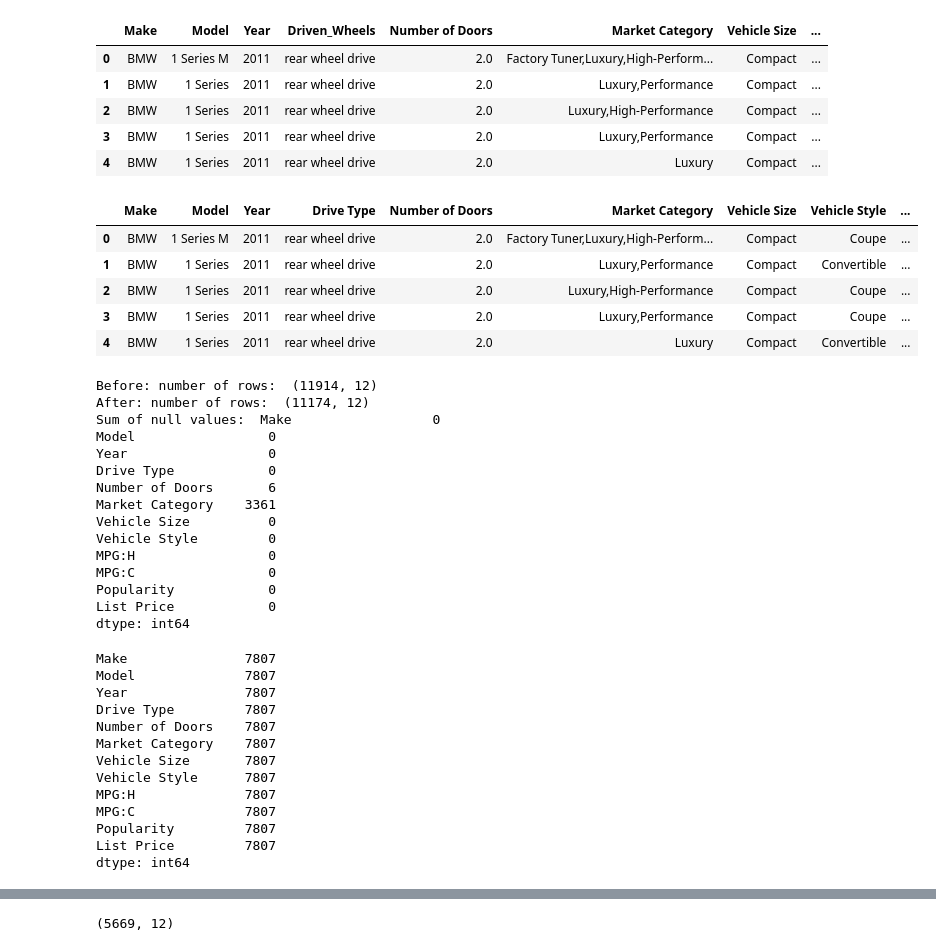
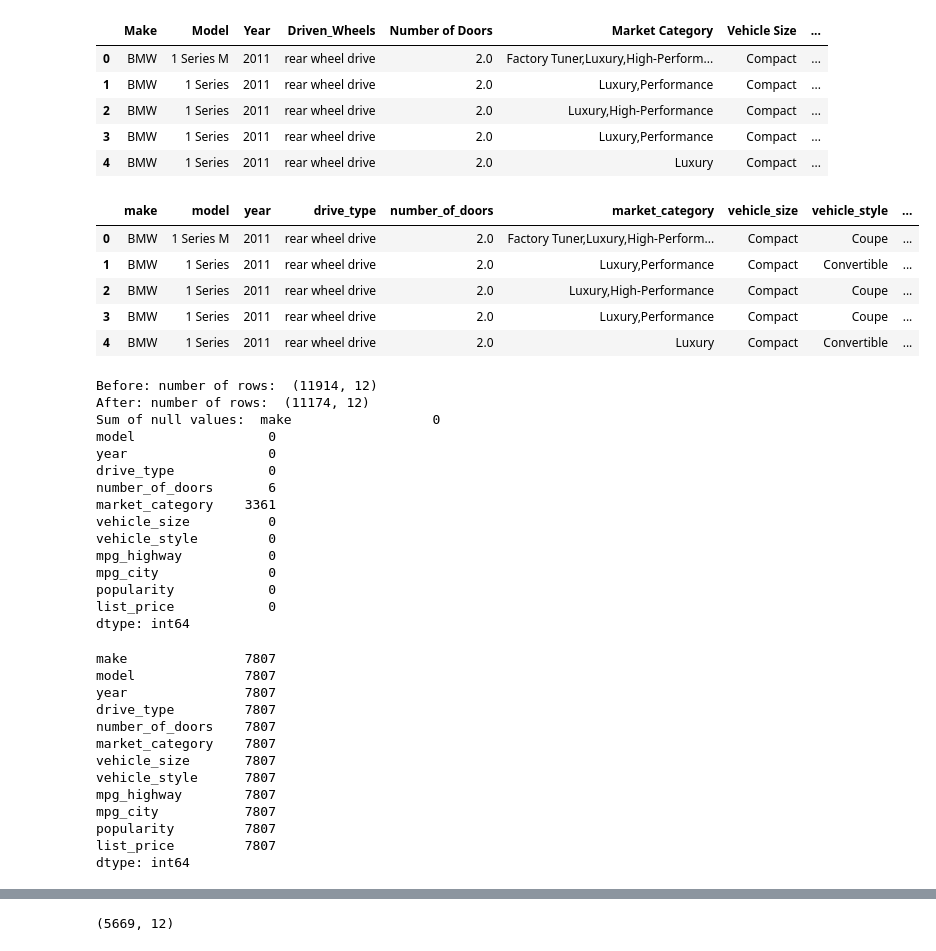
Before and after one commit to LaureaYue/SEIS-Group-4-Project, a Jupyter notebook: project4-group2.ipynb, the cells around one changed output, grey strips where cells are left out. Cells and saved outputs as stored; diff of their text form; code cells hidden in the pictures.

```diff
--- a/project4-group2.ipynb
+++ b/project4-group2.ipynb
@@ -58,11 +58,19 @@ df.head(5)
 | 3 | BMW | 1 Series | 2011 | rear wheel drive | 2.0 | Luxury,Performance | Compact | ... |
 | 4 | BMW | 1 Series | 2011 | rear wheel drive | 2.0 | Luxury | Compact | ... |
 # %%
-# Rename columns
-df = df.rename(columns={"Driven_Wheels": "Drive Type","highway MPG": "MPG:H", "city mpg": "MPG:C", "MSRP": "List Price" })
+# Rename columns and convert to snake_case convetion
+df = df.rename(columns={"Driven_Wheels": "drive_type",
+                        "Number of Doors": "number_of_doors",
+                        "Market Category": "market_category",
+                        "Vehicle Size": "vehicle_size",
+                        "Vehicle Style": "vehicle_style",
+                        "highway MPG": "mpg_highway",
+                        "city mpg": "mpg_city",
+                        "MSRP": "list_price" })
+df.columns = df.columns.str.lower()
 df.head(5)
 # %% [output]
-|  | Make | Model | Year | Drive Type | Number of Doors | Market Category | Vehicle Size | Vehicle Style | ... |
+|  | make | model | year | drive_type | number_of_doors | market_category | vehicle_size | vehicle_style | ... |
 | 0 | BMW | 1 Series M | 2011 | rear wheel drive | 2.0 | Factory Tuner,Luxury,High-Perform... | Compact | Coupe | ... |
 | 1 | BMW | 1 Series | 2011 | rear wheel drive | 2.0 | Luxury,Performance | Compact | Convertible | ... |
 | 2 | BMW | 1 Series | 2011 | rear wheel drive | 2.0 | Luxury,High-Performance | Compact | Coupe | ... |
@@ -83,31 +91,31 @@ df.count()
 # %% [output]
 Before: number of rows:  (11914, 12)
 After: number of rows:  (11174, 12)
-Sum of null values:  Make                  0
-Model                 0
-Year                  0
-Drive Type            0
-Number of Doors       6
-Market Category    3361
-Vehicle Size          0
-Vehicle Style         0
-MPG:H                 0
-MPG:C                 0
-Popularity            0
-List Price            0
+Sum of null values:  make                  0
+model                 0
+year                  0
+drive_type            0
+number_of_doors       6
+market_category    3361
+vehicle_size          0
+vehicle_style         0
+mpg_highway           0
+mpg_city              0
+popularity            0
+list_price            0
 dtype: int64
-Make               7807
-Model              7807
-Year               7807
-Drive Type         7807
-Number of Doors    7807
-Market Category    7807
-Vehicle Size       7807
-Vehicle Style      7807
-MPG:H              7807
-MPG:C              7807
-Popularity         7807
-List Price         7807
+make               7807
+model              7807
+year               7807
+drive_type         7807
+number_of_doors    7807
+market_category    7807
+vehicle_size       7807
+vehicle_style      7807
+mpg_highway        7807
+mpg_city           7807
+popularity         7807
+list_price         7807
 dtype: int64
 # %%
 display("Head", df.head(5))
```
Also changed, not shown: parts of 6 cells of this notebook.
